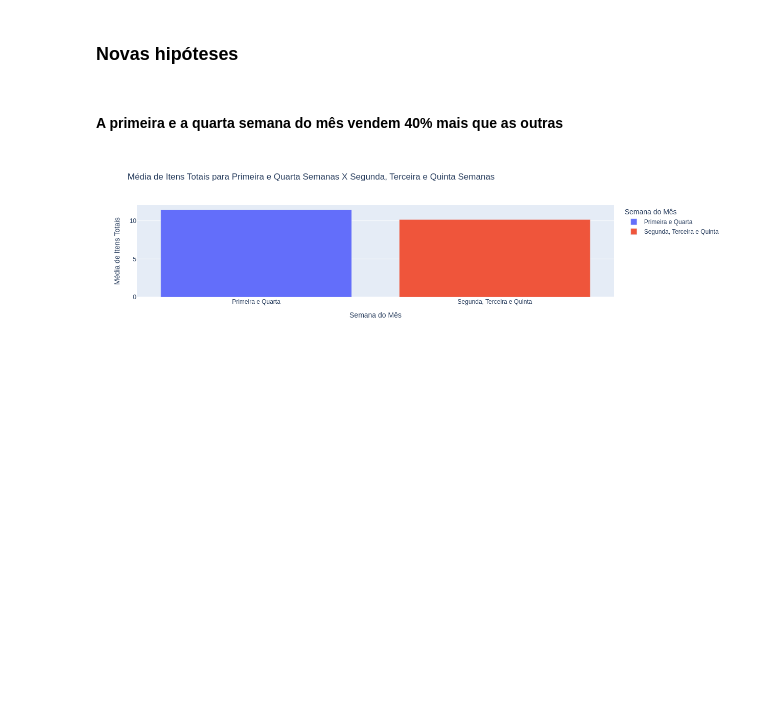
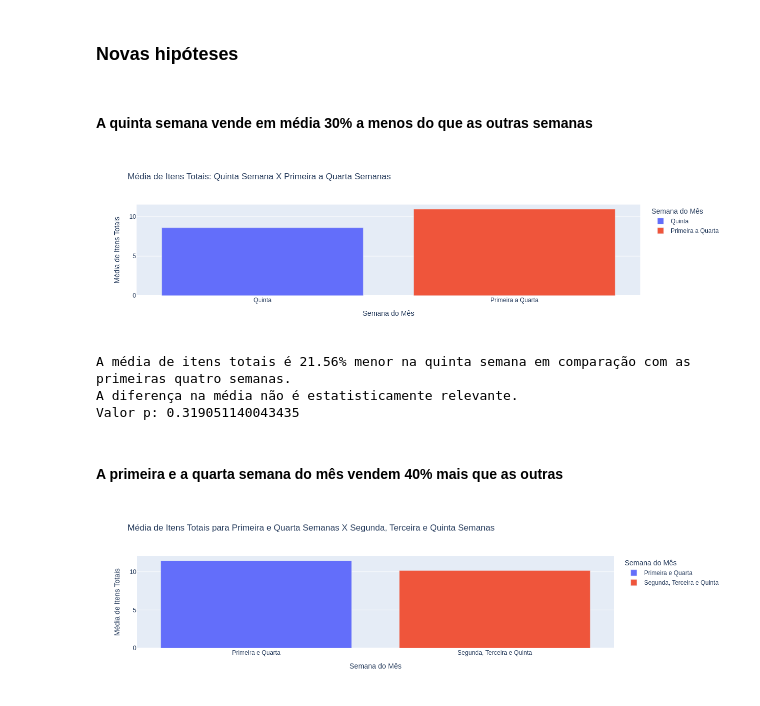
Before and after one commit to Eduardo-95-DS/case_mr_health, a Jupyter notebook: notebooks/previsao_demanda.ipynb, the cells around one changed output. Drawn from its saved outputs; the diff is of its cells as text; code cells hidden in the pictures; blank space fills up the shorter version.

```diff
--- a/notebooks/previsao_demanda.ipynb
+++ b/notebooks/previsao_demanda.ipynb
@@ -876,6 +883,54 @@ fig.show()
 [interactive output not drawn]
 # %% [markdown]
 ### **Novas hipóteses**
+# %% [markdown]
+#### **A quinta semana vende em média 30% a menos do que as outras semanas**
+# %%
+# Calculando média de itens totais para a quinta semana
+media_quinta = df4[df4['semana_do_mes'] == 'quinta']['itens_totais'].mean()
+
+# Calculando média de itens totais para as semanas primeira, segunda, terceira e quarta
+media_primeira_quarta = df4[df4['semana_do_mes'].isin(['primeira', 'segunda', 'terceira', 'quarta'])]['itens_totais'].mean()
+
+# Criando o DataFrame para plotagem
+data = {
+    'Semana do Mês': ['Quinta', 'Primeira a Quarta'],
+    'Média de Itens Totais': [media_quinta, media_primeira_quarta]
+}
+df_plot = pd.DataFrame(data)
+
+# Criando o gráfico de barras
+fig = px.bar(df_plot, x='Semana do Mês', y='Média de Itens Totais', color='Semana do Mês',
+             labels={'Média de Itens Totais': 'Média de Itens Totais', 'Semana do Mês': 'Semana do Mês'},
+             title="Média de Itens Totais: Quinta Semana X Primeira a Quarta Semanas")
+
+fig.show()
+
+# Calculando a diferença percentual
+diferenca_percentual = ((media_primeira_quarta - media_quinta) / media_primeira_quarta) * 100
+
+print(f"\nA média de itens totais é {abs(diferenca_percentual):.2f}% menor na quinta semana em comparação com as primeiras quatro semanas.")
+
+# Realizando o teste t de Student para verificar se a diferença é estatisticamente significativa
+quinta_semana = df4[df4['semana_do_mes'] == 'quinta']['itens_totais']
+primeira_quarta_semanas = df4[df4['semana_do_mes'].isin(['primeira', 'segunda', 'terceira', 'quarta'])]['itens_totais']
+
+t_statistic, p_value = stats.ttest_ind(quinta_semana, primeira_quarta_semanas)
+
+alpha = 0.05
+
+if p_value < alpha:
+    print("A diferença na média de itens totais entre a quinta semana e as primeiras quatro semanas é estatisticamente relevante.")
+else:
+    print("A diferença na média não é estatisticamente relevante.")
+
+# Imprimindo o valor p
+print("Valor p:", p_value)
+# %% [output]
+[figure, added]
+A média de itens totais é 21.56% menor na quinta semana em comparação com as primeiras quatro semanas.
+A diferença na média não é estatisticamente relevante.
+Valor p: 0.319051140043435
 # %% [markdown]
 #### **A primeira e a quarta semana do mês vendem 40% mais que as outras**
 # %%
```
Also changed, not shown: parts of 5 cells of this notebook, 1 other file.
